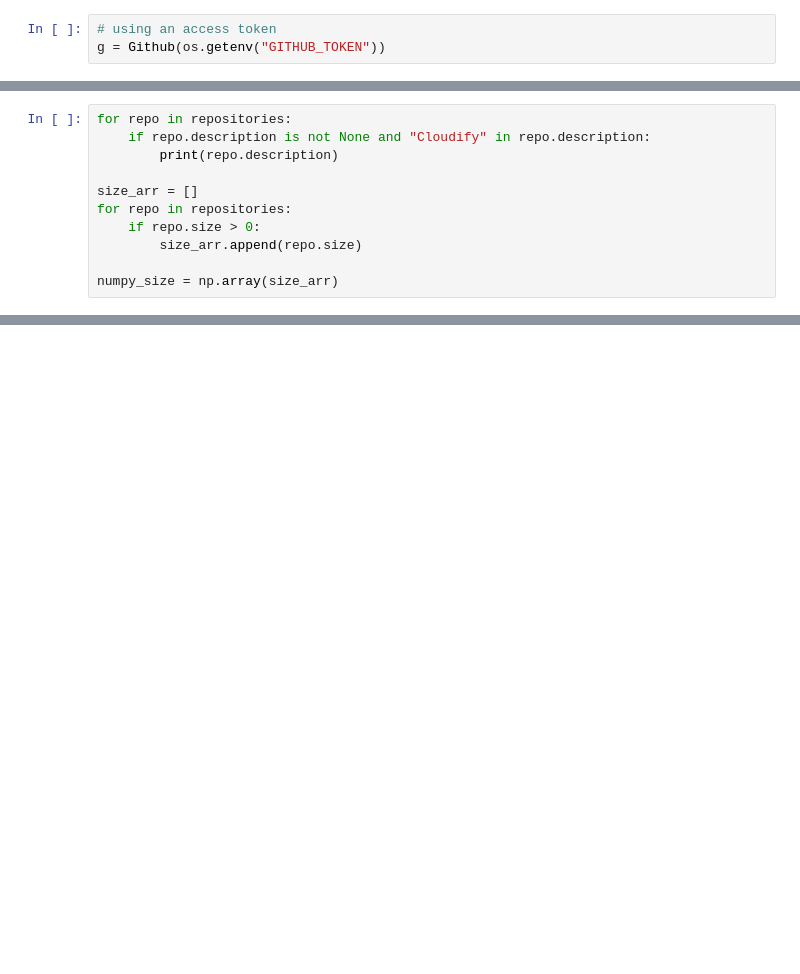
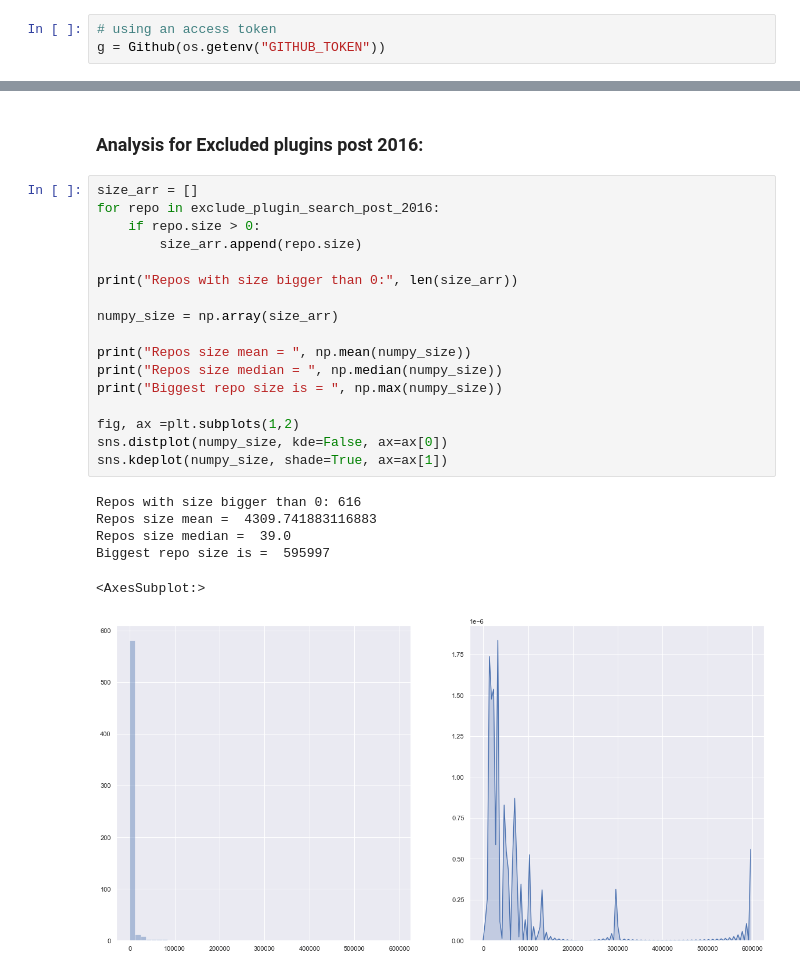
Before and after one commit to Matei9721/Scripts, a Jupyter notebook: mine.ipynb, the cells around one changed output, grey strips where cells are left out. Drawn from its saved outputs; the diff is of its cells as text; blank space fills up the shorter version.

```diff
--- a/mine.ipynb
+++ b/mine.ipynb
@@ -24,11 +16,0 @@ Found 805 repositories
-# %%
-for repo in repositories:
-    if repo.description is not None and "Cloudify" in repo.description:
-        print(repo.description)
-
-size_arr = []
-for repo in repositories:
-    if repo.size > 0:
-        size_arr.append(repo.size)
-
-numpy_size = np.array(size_arr)
@@ -69,0 +111,26 @@ sns.kdeplot(numpy_size, shade=True, ax=ax[1])
+# %% [markdown]
+### Analysis for Excluded plugins post 2016:
+# %%
+size_arr = []
+for repo in exclude_plugin_search_post_2016:
+    if repo.size > 0:
+        size_arr.append(repo.size)
+
+print("Repos with size bigger than 0:", len(size_arr))
+
+numpy_size = np.array(size_arr)
+
+print("Repos size mean = ", np.mean(numpy_size))
+print("Repos size median = ", np.median(numpy_size))
+print("Biggest repo size is = ", np.max(numpy_size))
+
+fig, ax =plt.subplots(1,2)
+sns.distplot(numpy_size, kde=False, ax=ax[0])
+sns.kdeplot(numpy_size, shade=True, ax=ax[1])
+# %% [output]
+Repos with size bigger than 0: 616
+Repos size mean =  4309.741883116883
+Repos size median =  39.0
+Biggest repo size is =  595997
+<AxesSubplot:>
+[figure, added]
```
Also changed, not shown: parts of 12 cells of this notebook.
